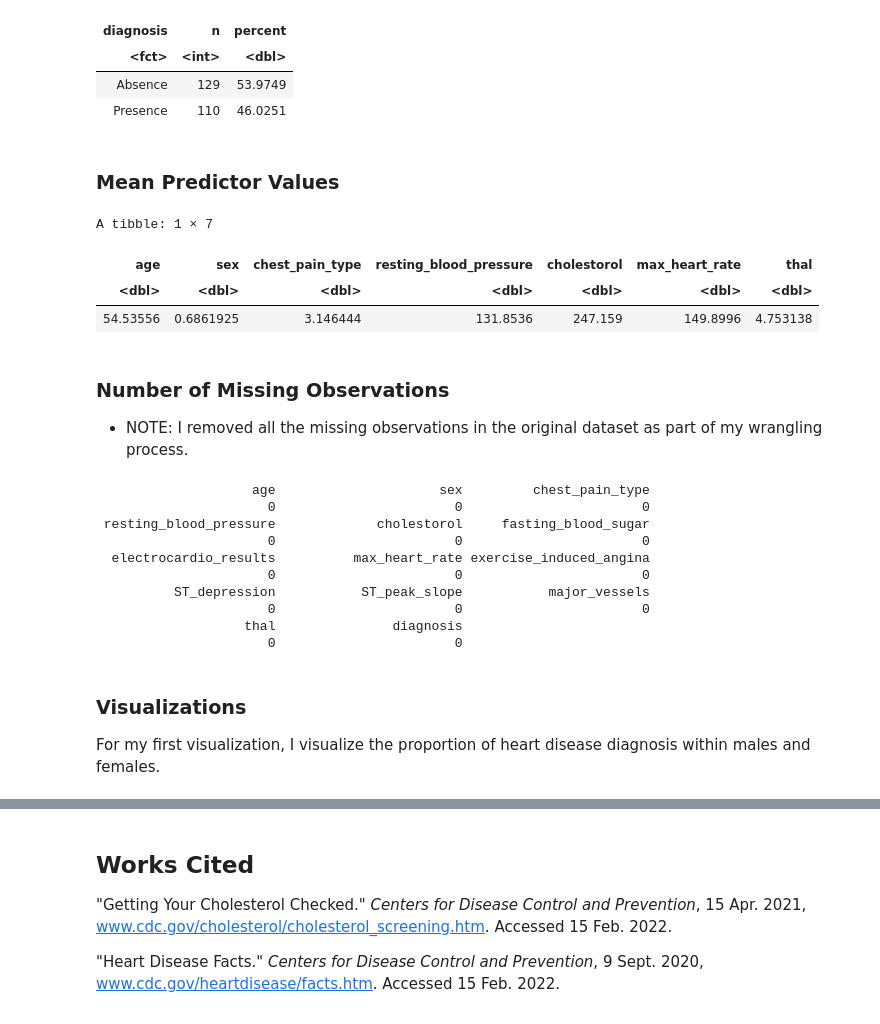
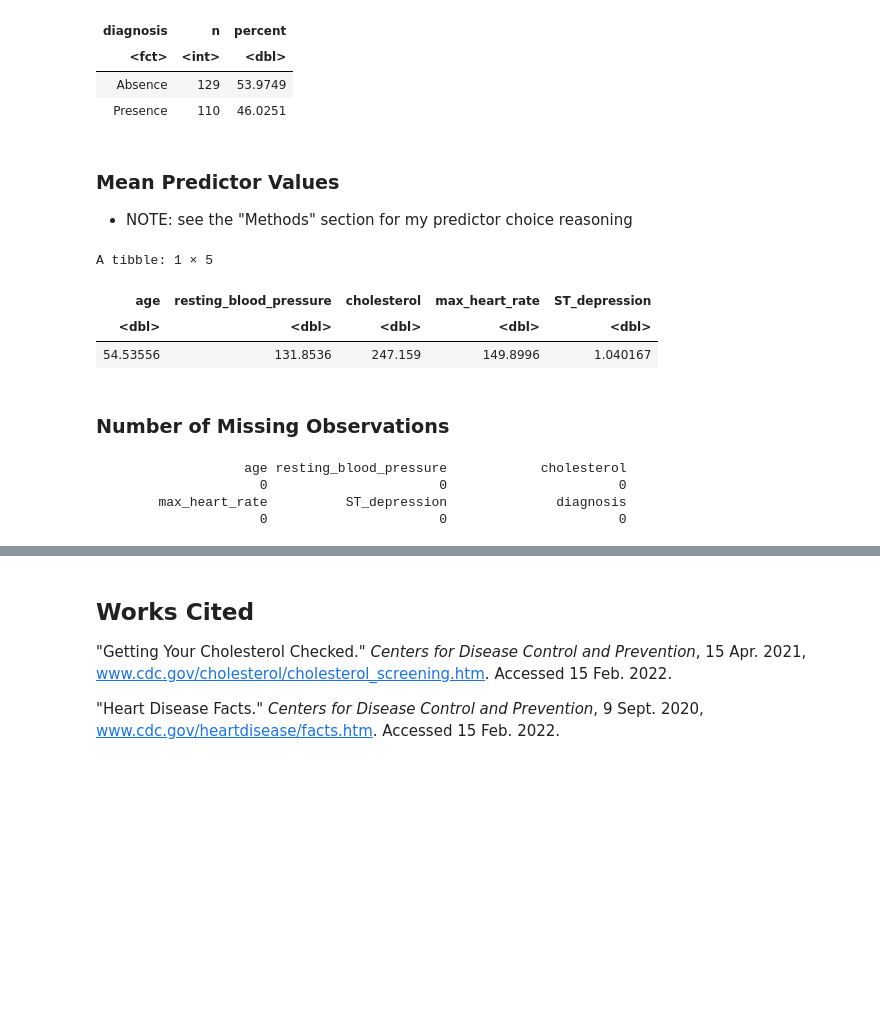
Before and after one commit to meleongg/dsci-100-project, a Jupyter notebook: proposal.ipynb, the cells around one changed output, grey strips where cells are left out. Cells and saved outputs as stored; diff of their text form; code cells hidden in the pictures; blank space fills up the shorter version.

```diff
--- a/proposal.ipynb
+++ b/proposal.ipynb
@@ -61,14 +29,14 @@ However, I perform some wrangling improvements:
 # %%
 heart_disease <- read_csv("data/processed.cleveland.data",
-                          col_names = c("age", "sex", "chest_pain_type", "resting_blood_pressure", "cholestorol", "fasting_blood_sugar", "electrocardio_results", "max_heart_rate", "exercise_induced_angina", "ST_depression", "ST_peak_slope", "major_vessels", "thal", "diagnosis"))
+                          col_names = c("age", "sex", "chest_pain_type", "resting_blood_pressure", "cholesterol", "fasting_blood_sugar", "electrocardio_results", "max_heart_rate", "exercise_induced_angina", "ST_depression", "ST_peak_slope", "major_vessels", "thal", "diagnosis"))
 
-heart_disease <- heart_disease %>%
-    mutate(major_vessels = as.numeric(major_vessels)) %>%
-    mutate(thal = as.numeric(thal))
+heart_disease <- heart_disease
 
 heart_disease <- heart_disease %>%
     mutate(diagnosis = as.factor(ifelse(diagnosis == 0, "Absence", "Presence")))
 
+heart_disease[heart_disease == "?"] <- NA
+
 heart_disease <- na.omit(heart_disease)
 
 heart_disease
@@ -114,4 +82,9 @@ The data is then split into training and testing data.
 # %%
 heart_disease_split <- initial_split(heart_disease, prop = 0.8, strata = diagnosis)
+
 heart_disease_train <- training(heart_disease_split)
+heart_disease_train <- heart_disease_train %>%
+    select(age, resting_blood_pressure, cholesterol, max_heart_rate, ST_depression, diagnosis)
+heart_disease_train
+
 heart_disease_test <- testing(heart_disease_split)
@@ -131,37 +124,28 @@ A tibble: 2 × 3
 | <fct> | <int> | <dbl> |
 | Absence | 129 | 53.9749 |
 | Presence | 110 | 46.0251 |
-# %% [markdown]
-### Mean Predictor Values
+# %% [markdown]
+### Mean Predictor Values
+- NOTE: see the "Methods" section for my predictor choice reasoning
 # %%
 heart_disease_predictors <- heart_disease_train %>%
-    select(age, sex, chest_pain_type, resting_blood_pressure, cholestorol, max_heart_rate, thal) %>%
+    select(-diagnosis) %>%
     map_df(mean)
 
 heart_disease_predictors
 # %% [output]
-A tibble: 1 × 7
+A tibble: 1 × 5
-| age | sex | chest_pain_type | resting_blood_pressure | cholestorol | max_heart_rate | thal |
-| <dbl> | <dbl> | <dbl> | <dbl> | <dbl> | <dbl> | <dbl> |
-| 54.53556 | 0.6861925 | 3.146444 | 131.8536 | 247.159 | 149.8996 | 4.753138 |
+| age | resting_blood_pressure | cholesterol | max_heart_rate | ST_depression |
+| <dbl> | <dbl> | <dbl> | <dbl> | <dbl> |
+| 54.53556 | 131.8536 | 247.159 | 149.8996 | 1.040167 |
-# %% [markdown]
-### Number of Missing Observations
-- NOTE: I removed all the missing observations in the original dataset as part of my wrangling process.
+# %% [markdown]
+### Number of Missing Observations
 # %%
 naCols <- colSums(is.na(heart_disease_train))
 
 print(naCols)
 # %% [output]
-                    age                     sex         chest_pain_type
-                      0                       0                       0
- resting_blood_pressure             cholestorol     fasting_blood_sugar
-                      0                       0                       0
-  electrocardio_results          max_heart_rate exercise_induced_angina
-                      0                       0                       0
-          ST_depression           ST_peak_slope           major_vessels
-                      0                       0                       0
-                   thal               diagnosis
-                      0                       0
+                   age resting_blood_pressure            cholesterol
+                     0                      0                      0
+        max_heart_rate          ST_depression              diagnosis
+                     0                      0                      0
-# %% [markdown]
-### Visualizations
-For my first visualization, I visualize the proportion of heart disease diagnosis within males and females.
```
Also changed, not shown: parts of 20 cells of this notebook.
